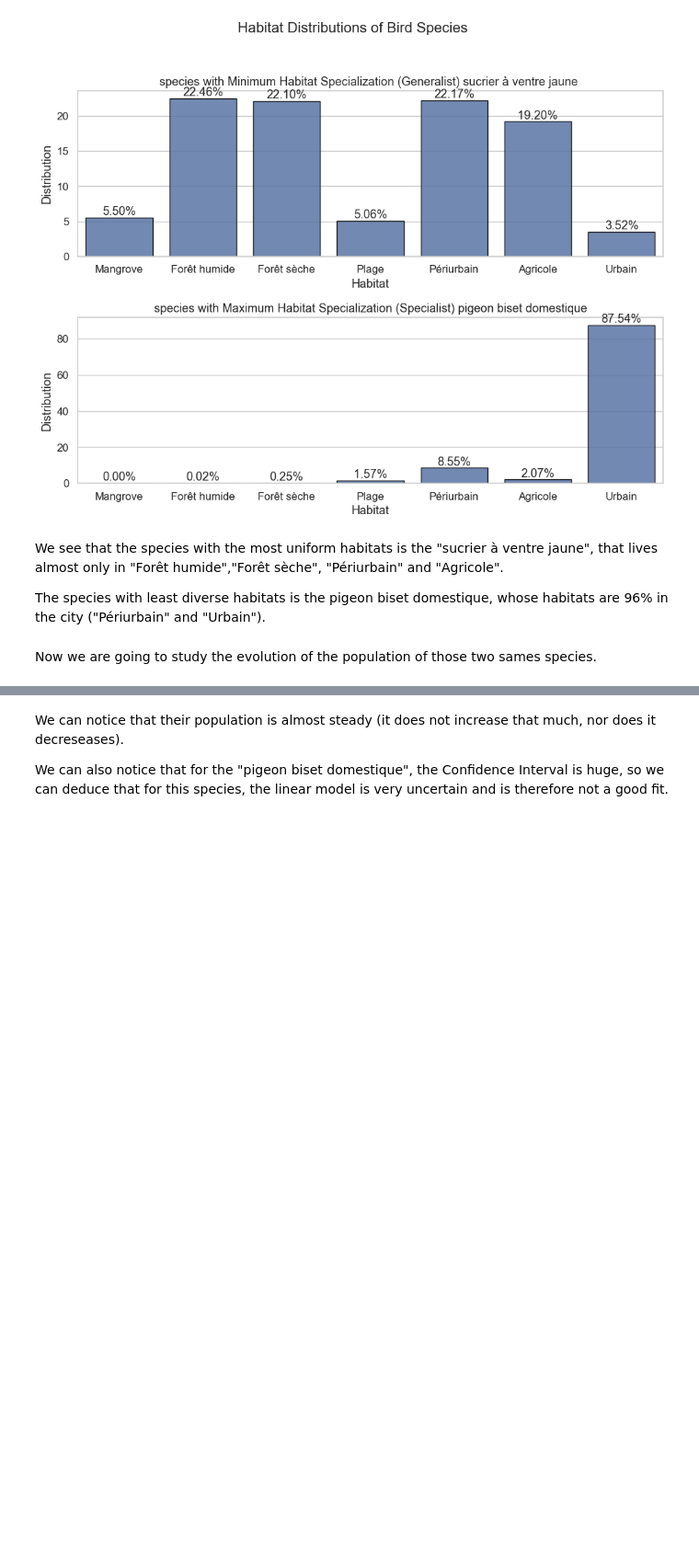
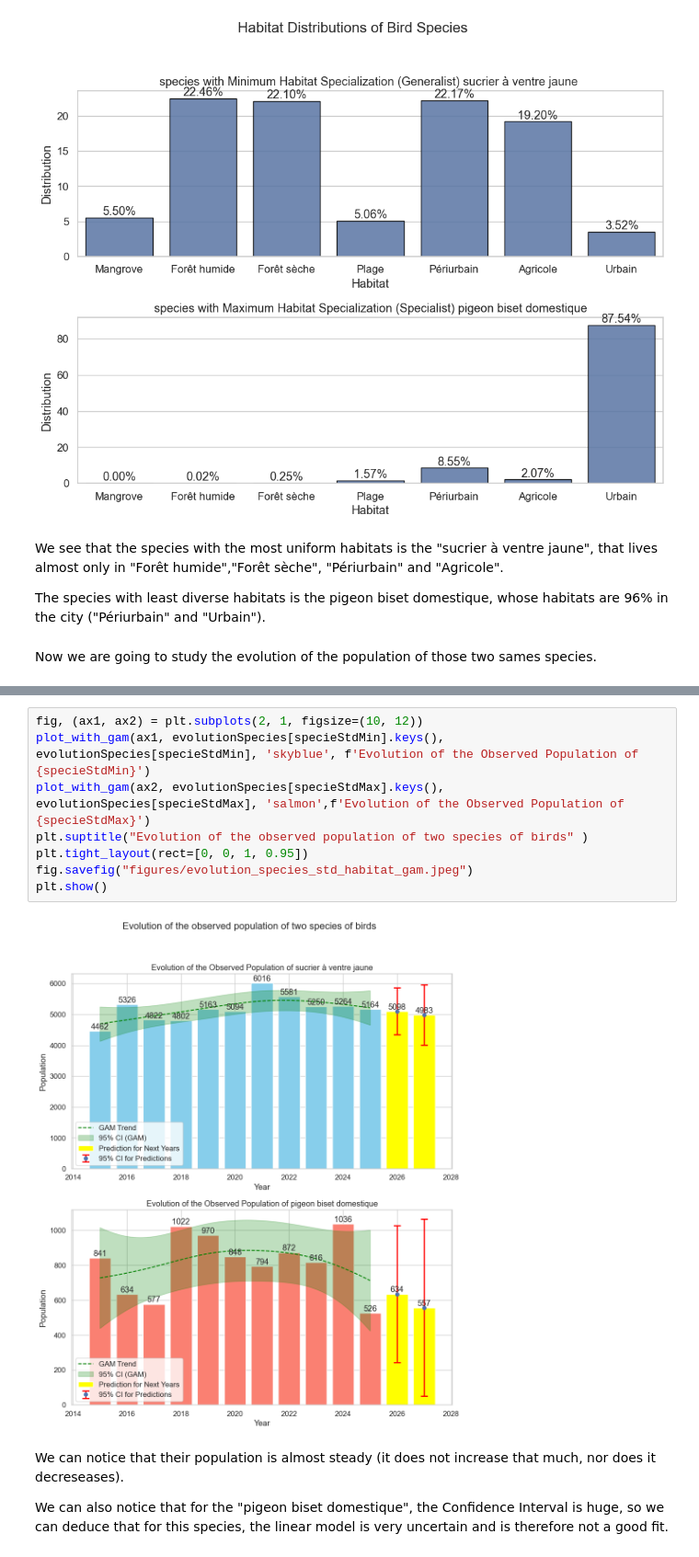
Before and after one commit to baptistepras/birds_biodiversity, a Jupyter notebook: species_evolution.ipynb, the cells around one changed output, grey strips where cells are left out. Shown at 92% size. Drawn from its saved outputs; the diff is of its cells as text; blank space fills up the shorter version.

```diff
--- a/species_evolution.ipynb
+++ b/species_evolution.ipynb
@@ -304,5 +354,15 @@ fig.savefig("figures/evolution_species_std_habitat.jpeg")
 # %% [output]
 [figure]
+# %%
+fig, (ax1, ax2) = plt.subplots(2, 1, figsize=(10, 12))
+plot_with_gam(ax1, evolutionSpecies[specieStdMin].keys(), evolutionSpecies[specieStdMin], 'skyblue', f'Evolution of the Observed Population of {specieStdMin}')
+plot_with_gam(ax2, evolutionSpecies[specieStdMax].keys(), evolutionSpecies[specieStdMax], 'salmon',f'Evolution of the Observed Population of {specieStdMax}')
+plt.suptitle("Evolution of the observed population of two species of birds" )
+plt.tight_layout(rect=[0, 0, 1, 0.95])
+fig.savefig("figures/evolution_species_std_habitat_gam.jpeg")
+plt.show()
+# %% [output]
+[figure, added]
 # %% [markdown]
 We can notice that their population is almost steady (it does not increase that much, nor does it decreseases).
 
```
Also changed, not shown: parts of 4 cells of this notebook, 3 other files.
